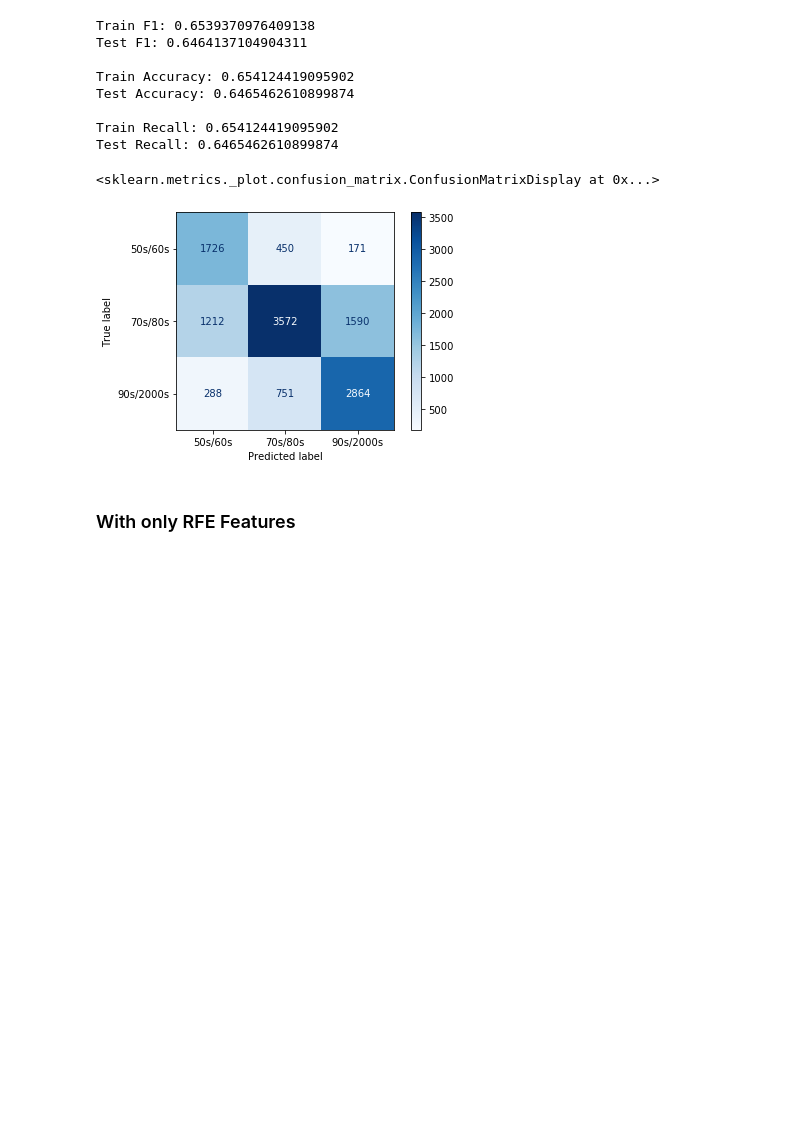
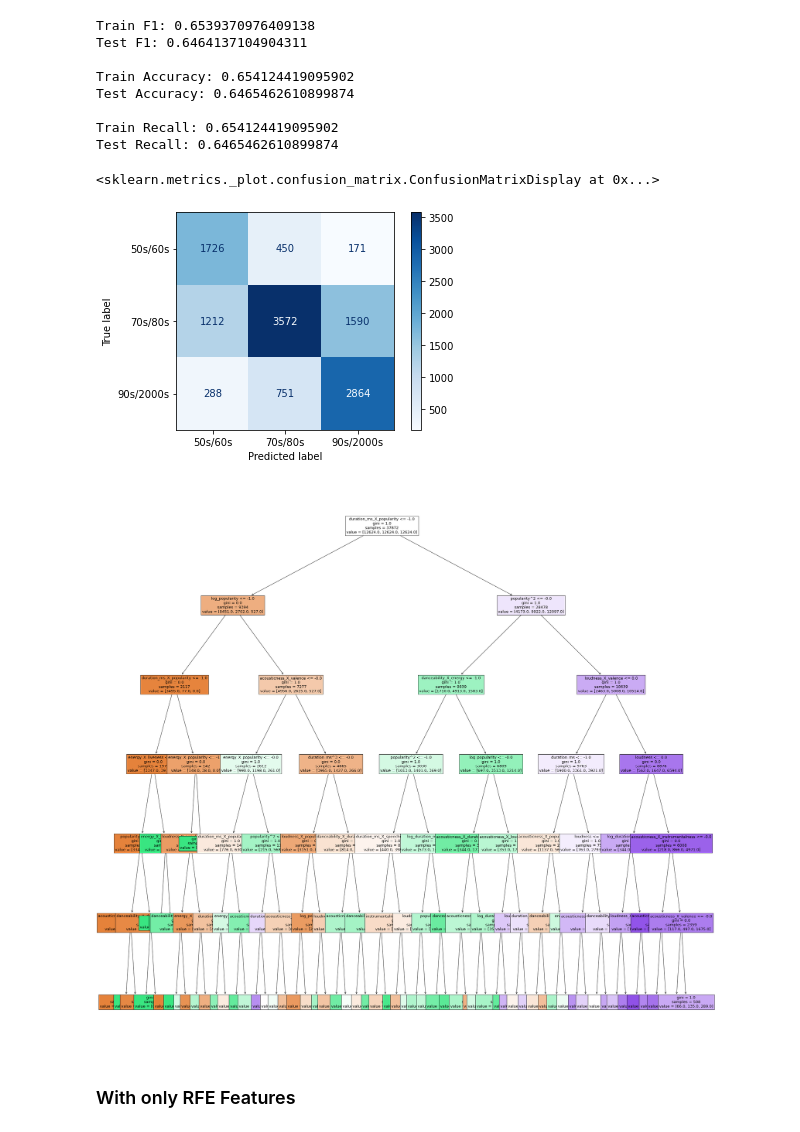
Before and after one commit to khyateed/song-classification-project, a Jupyter notebook: modeling_process.ipynb, the cells around one changed output. Saved outputs shown, nothing was run; the diff lists cells and outputs as text; code cells hidden in the pictures; blank space fills up the shorter version.

Commit message:
fixed charts

```diff
--- a/modeling_process.ipynb
+++ b/modeling_process.ipynb
@@ -500,7 +508,7 @@ metrics.plot_confusion_matrix(knn_model,X_test_rfe,y_test,cmap=plt.cm.Blues)
 ### With all features
 # %%
 tree = DecisionTreeClassifier(criterion='gini', max_depth=6, class_weight='balanced', )
-dt = tree.fit(X_train,y_train)
+dtc = tree.fit(X_train,y_train)
 y_train_pred = tree.predict(X_train)
 y_test_pred = tree.predict(X_test)
 
@@ -525,13 +533,15 @@ Test Recall: 0.6465462610899874
 metrics.plot_confusion_matrix(dt,X_test,y_test,cmap=plt.cm.Blues)
 # %% [output]
 <sklearn.metrics._plot.confusion_matrix.ConfusionMatrixDisplay at 0x...>
-[figure, old version]
+[figure, new version]
 # %%
 fig = plt.figure(figsize=(35,35))
-dt_plot = tree.plot_tree(dtc,
+dt_plot = tree.plot_tree(dt,
                    feature_names=X.columns,
                    filled=True, fontsize=13,precision=0)
-plt.savefig('tree_plot',dpi=100)`z
+plt.savefig('tree_plot',dpi=100)
+# %% [output]
+[figure, added]
 # %% [markdown]
 ### With only RFE Features
 # %%
```
Also changed, not shown: parts of 19 cells of this notebook, 6 other files.
